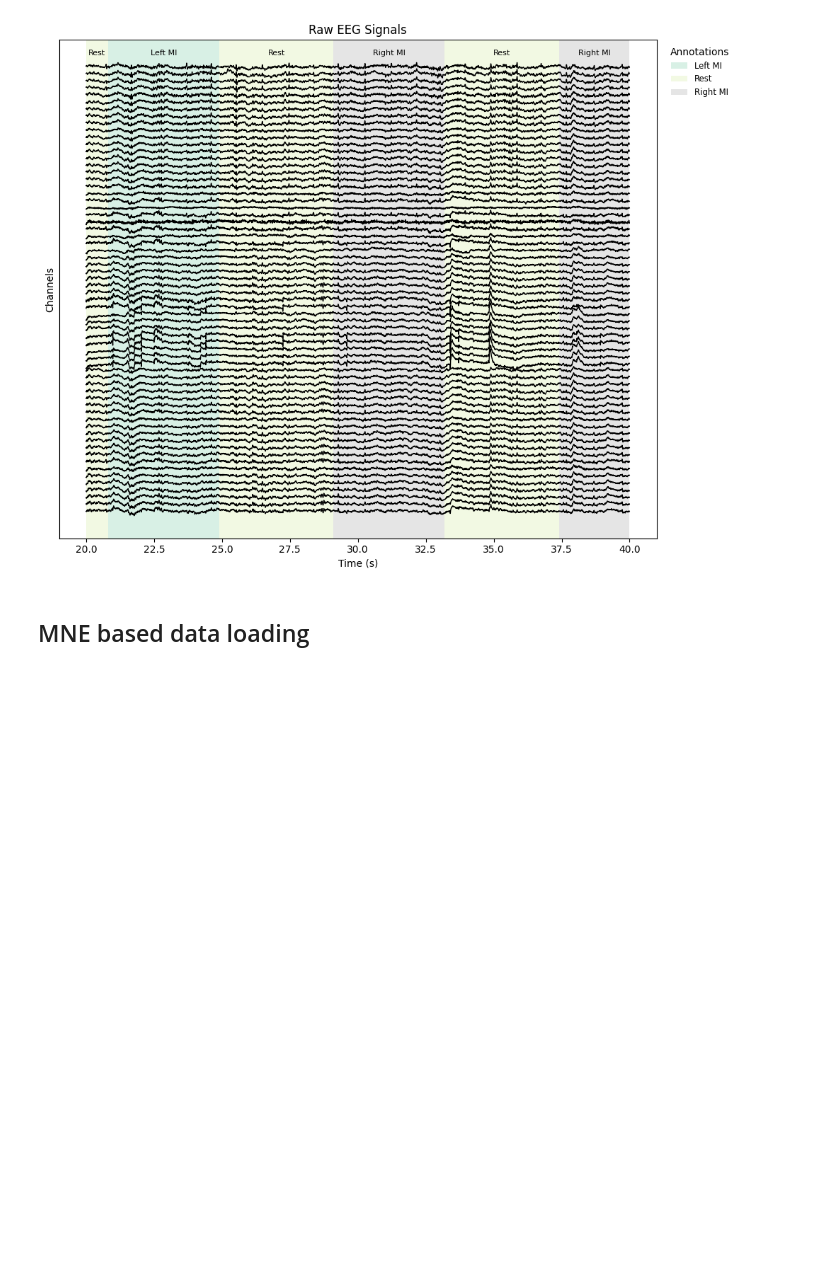
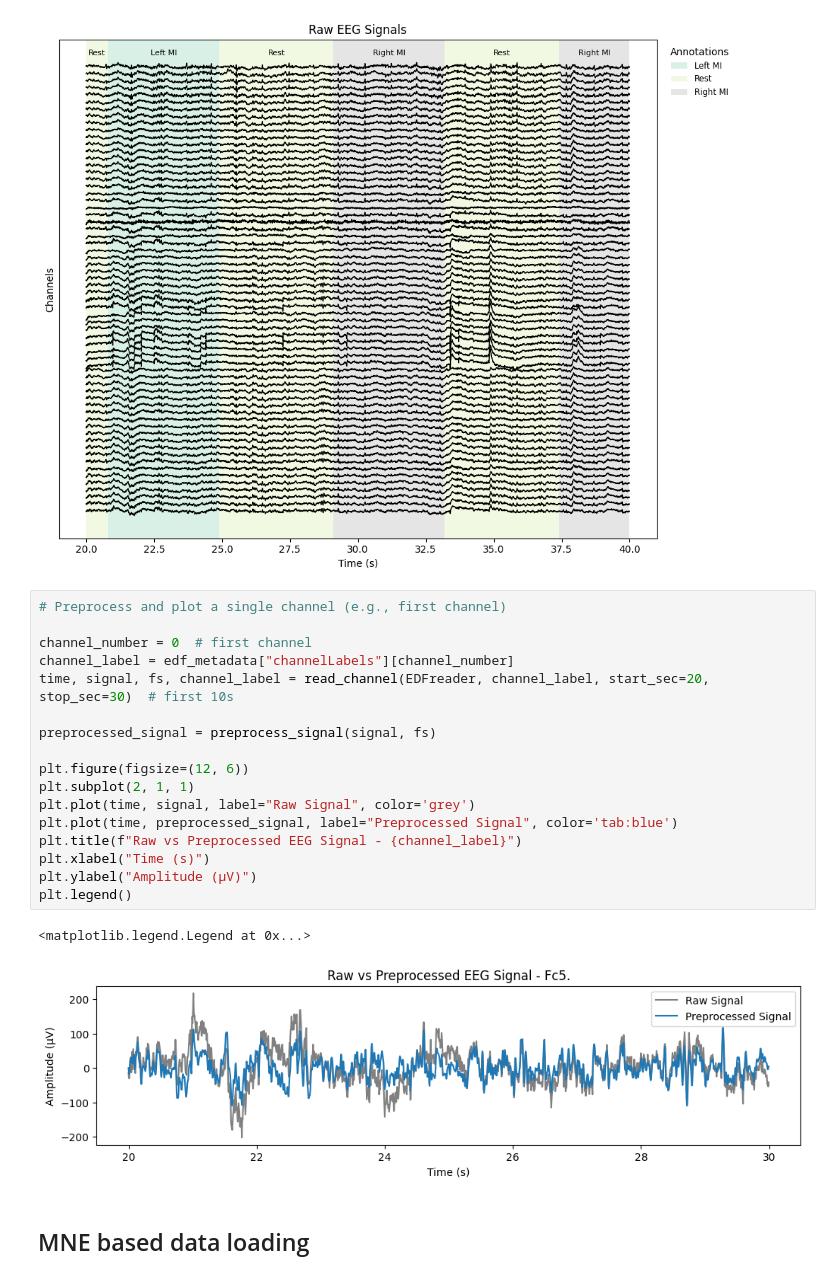
Before and after one commit to sumachinta/Motor-Imagery-EEG-Classifier, a Jupyter notebook: notebooks/01_explore_data.ipynb, the cells around one changed output. Saved outputs shown, nothing was run; the diff lists cells and outputs as text; blank space fills up the shorter version.

```diff
--- a/notebooks/01_explore_raw.ipynb
+++ b/notebooks/01_explore_data.ipynb
@@ -124,6 +124,26 @@ plt.savefig(f"{parentPath}/results/rawEEGsignals.png")
 plt.show()
 # %% [output]
 [figure]
+# %%
+# Preprocess and plot a single channel (e.g., first channel)
+
+channel_number = 0  # first channel
+channel_label = edf_metadata["channelLabels"][channel_number]
+time, signal, fs, channel_label = read_channel(EDFreader, channel_label, start_sec=20, stop_sec=30)  # first 10s
+
+preprocessed_signal = preprocess_signal(signal, fs)
+
+plt.figure(figsize=(12, 6))
+plt.subplot(2, 1, 1)
+plt.plot(time, signal, label="Raw Signal", color='grey')
+plt.plot(time, preprocessed_signal, label="Preprocessed Signal", color='tab:blue')
+plt.title(f"Raw vs Preprocessed EEG Signal - {channel_label}")
+plt.xlabel("Time (s)")
+plt.ylabel("Amplitude (µV)")
+plt.legend()
+# %% [output]
+<matplotlib.legend.Legend at 0x...>
+[figure, added]
 # %% [markdown]
 ## MNE based data loading
 # %%
```
Also changed, not shown: parts of 2 cells of this notebook, 1 other file.
